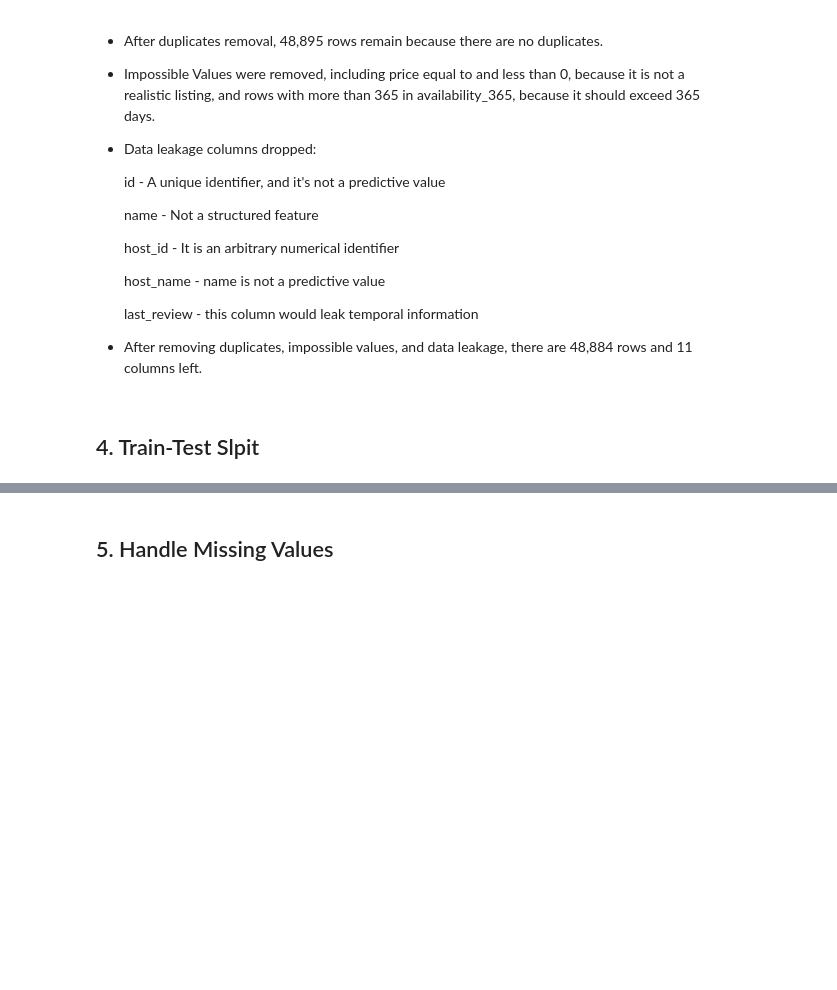
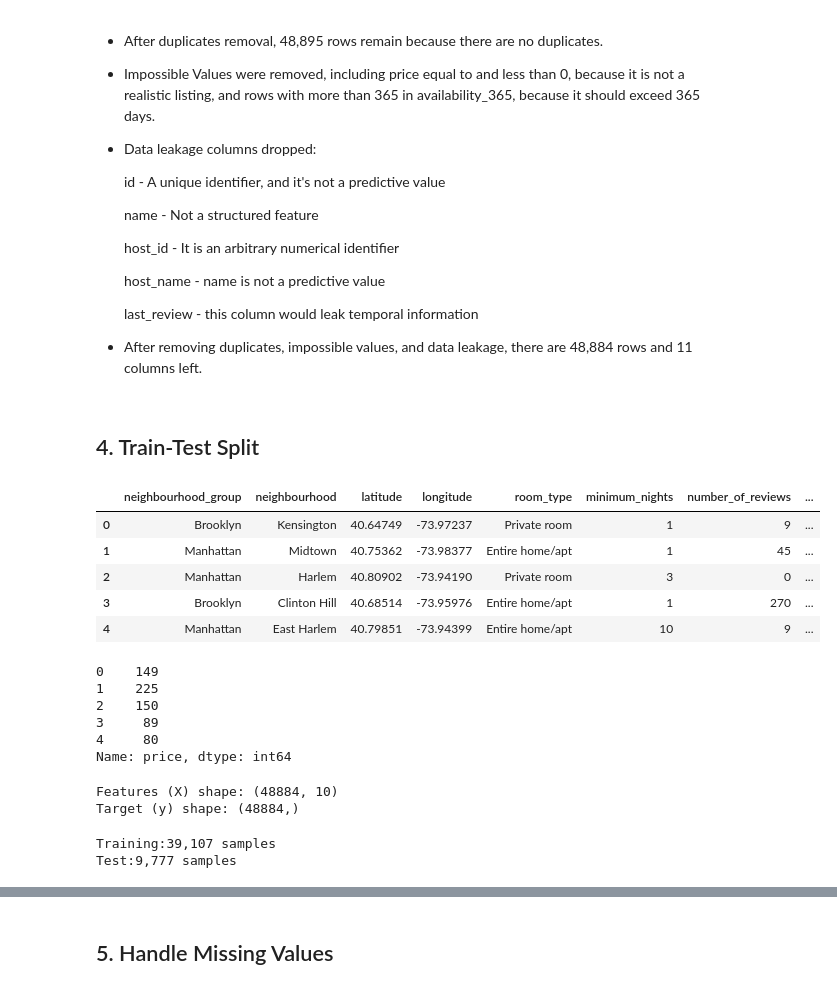
Before and after one commit to MTSU-DATA4950-Capstone-Spring2026/Team7-R1_AirbnbPricing, a Jupyter notebook: notebooks/Team07_02_preprocessing.ipynb, the cells around one changed output, grey strips where cells are left out. Drawn from its saved outputs; the diff is of its cells as text; code cells hidden in the pictures; blank space fills up the shorter version.

```diff
--- a/notebooks/Team07_02_preprocessing.ipynb
+++ b/notebooks/Team07_02_preprocessing.ipynb
@@ -264,4 +264,4 @@ Dataset shape after all pre-split cleaning: (48884, 11)
   last_review - this column would leak temporal information
 - After removing duplicates, impossible values, and data leakage, there are 48,884 rows and 11 columns left.
 # %% [markdown]
-## 4. Train-Test Slpit
+## 4. Train-Test Split
@@ -267,0 +273,27 @@ Dataset shape after all pre-split cleaning: (48884, 11)
+# %%
+# Visualize data
+X.head()
+# %% [output]
+|  | neighbourhood_group | neighbourhood | latitude | longitude | room_type | minimum_nights | number_of_reviews | ... |
+| 0 | Brooklyn | Kensington | 40.64749 | -73.97237 | Private room | 1 | 9 | ... |
+| 1 | Manhattan | Midtown | 40.75362 | -73.98377 | Entire home/apt | 1 | 45 | ... |
+| 2 | Manhattan | Harlem | 40.80902 | -73.94190 | Private room | 3 | 0 | ... |
+| 3 | Brooklyn | Clinton Hill | 40.68514 | -73.95976 | Entire home/apt | 1 | 270 | ... |
+| 4 | Manhattan | East Harlem | 40.79851 | -73.94399 | Entire home/apt | 10 | 9 | ... |
+# %%
+# Visualize data
+y.head()
+# %% [output]
+0    149
+1    225
+2    150
+3     89
+4     80
+Name: price, dtype: int64
+# %%
+# Visualize data
+print(f"\nFeatures (X) shape: {X.shape}")
+print(f"Target (y) shape: {y.shape}")
+# %% [output]
+Features (X) shape: (48884, 10)
+Target (y) shape: (48884,)
@@ -267,0 +306,8 @@ Dataset shape after all pre-split cleaning: (48884, 11)
+# %%
+#Visualize the data split
+
+print(f'Training:{X_train.shape[0]:,} samples')
+print(f'Test:{X_test.shape[0]:,} samples')
+# %% [output]
+Training:39,107 samples
+Test:9,777 samples
```
Also changed, not shown: parts of 34 cells of this notebook, 5 other files.
